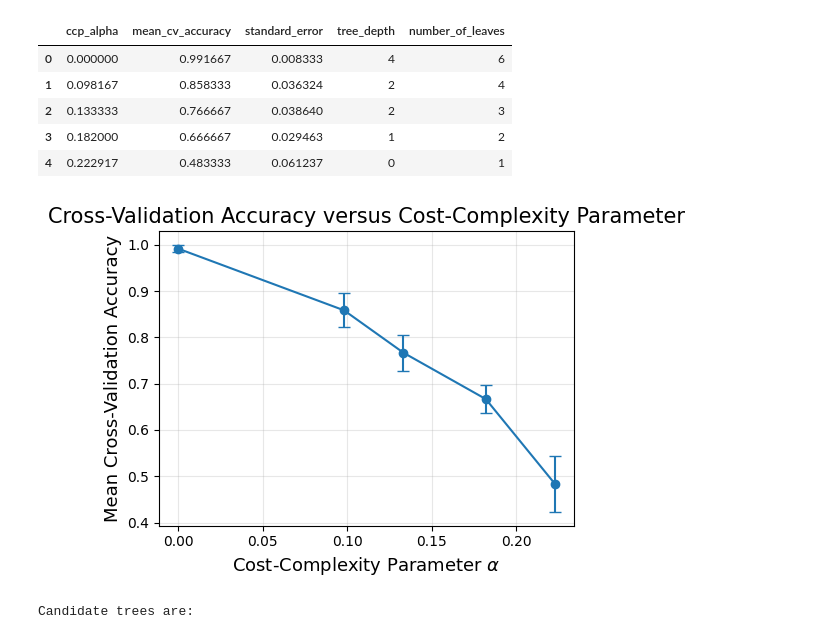
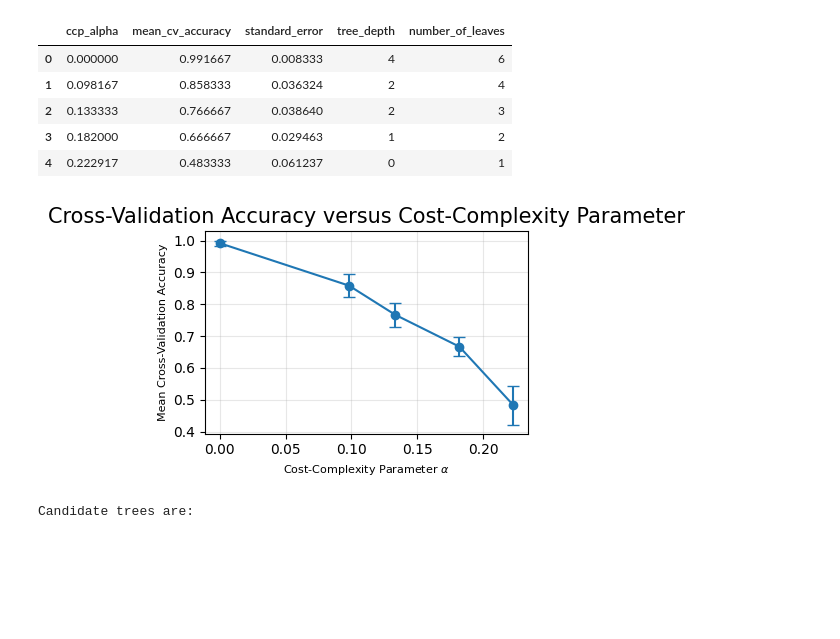
Before and after one commit to gblombach/DSCI-552_Homework_5, a Jupyter notebook: notebooks/Blombach_George_HW5.ipynb, the cells around one changed output. Saved outputs shown, nothing was run; the diff lists cells and outputs as text; code cells hidden in the pictures; blank space fills up the shorter version.

```diff
--- a/notebooks/Blombach_George_HW5.ipynb
+++ b/notebooks/Blombach_George_HW5.ipynb
@@ -31,11 +22,10 @@ from xgboost import XGBRegressor
 # %% [markdown]
 ### (a) Obtain Data
 # %%
-datapath = '../data/diagnosis.data'
 columns = ['Temperature', 'Nausea', 'Lumbar_pain', 'Urine_pushing', 'Micturition_pain', 'Burning_urethra', 'Bladder', 'Nephritis']
 # read data file to dataframe, and display
-df = pd.read_csv(datapath, sep="\t", header=None, names=columns, decimal=",", encoding="utf-16")
-df.head()
+df = pd.read_csv('../data/diagnosis.data', sep='\t', header=None, names=columns, decimal=',', encoding='utf-16')
+#df.head()
 # %% [output]
 |  | Temperature | Nausea | Lumbar_pain | Urine_pushing | Micturition_pain | Burning_urethra | Bladder | ... |
 | 0 | 35.5 | no | yes | no | no | no | no | ... |
@@ -151,16 +141,16 @@ Alphas: [0.         0.09816667 0.13333333 0.182      0.22291667]
 | 3 | 0.182000 | 0.666667 | 0.029463 | 1 | 2 |
 | 4 | 0.222917 | 0.483333 | 0.061237 | 0 | 1 |
 # %%
-plt.figure(figsize=(5, 4))
+plt.figure(figsize=(4, 3))
 plt.errorbar(pruning_results["ccp_alpha"], pruning_results["mean_cv_accuracy"], yerr=pruning_results["standard_error"], marker="o",capsize=4)
-plt.xlabel(r"Cost-Complexity Parameter $\alpha$", fontsize=13)
-plt.ylabel("Mean Cross-Validation Accuracy", fontsize=13)
+plt.xlabel(r"Cost-Complexity Parameter $\alpha$", fontsize=8)
+plt.ylabel("Mean Cross-Validation Accuracy", fontsize=8)
 plt.title("Cross-Validation Accuracy versus Cost-Complexity Parameter", fontsize=15)
 plt.grid(alpha=0.3)
 plt.tight_layout()
 plt.show()
 # %% [output]
-[figure, old version]
+[figure, new version]
 # %%
 # remove trivial trees where tree depth = 0, and remove trees where alpha = 0
 pruning_candidates = pruning_results[(pruning_results["number_of_leaves"] >= 2) & (pruning_results["ccp_alpha"] > 0)].copy()
```
Also changed, not shown: parts of 17 cells of this notebook, 2 other files.
